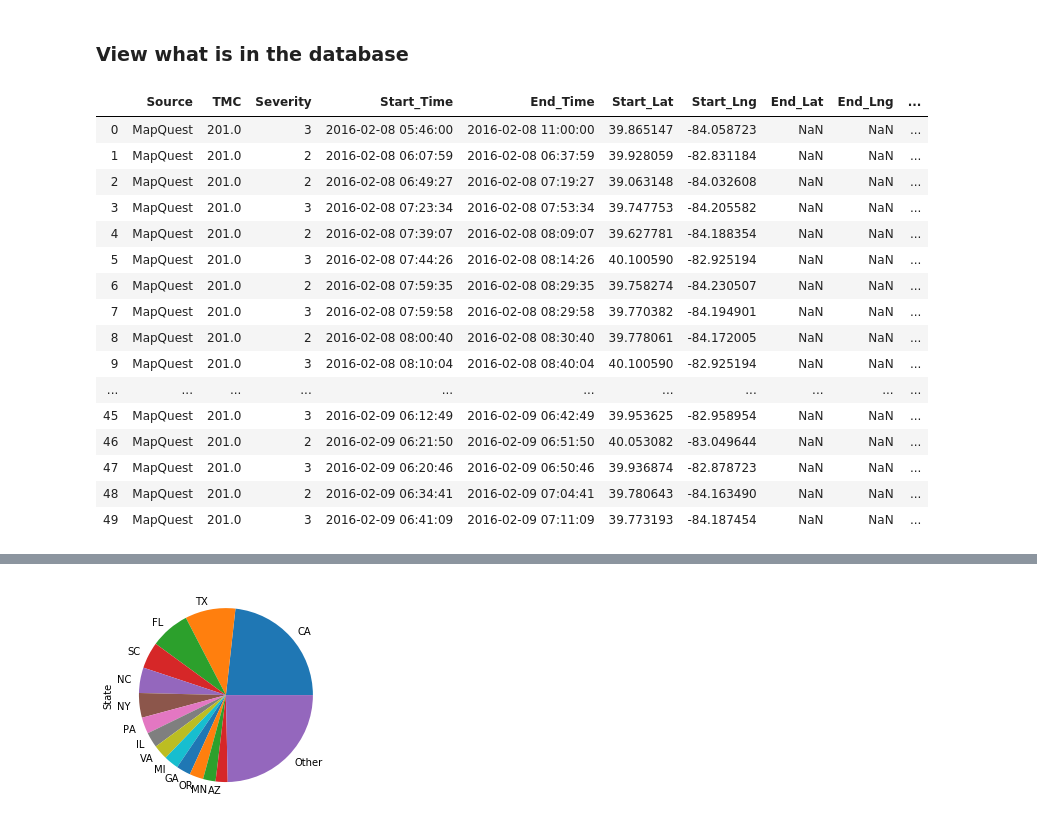
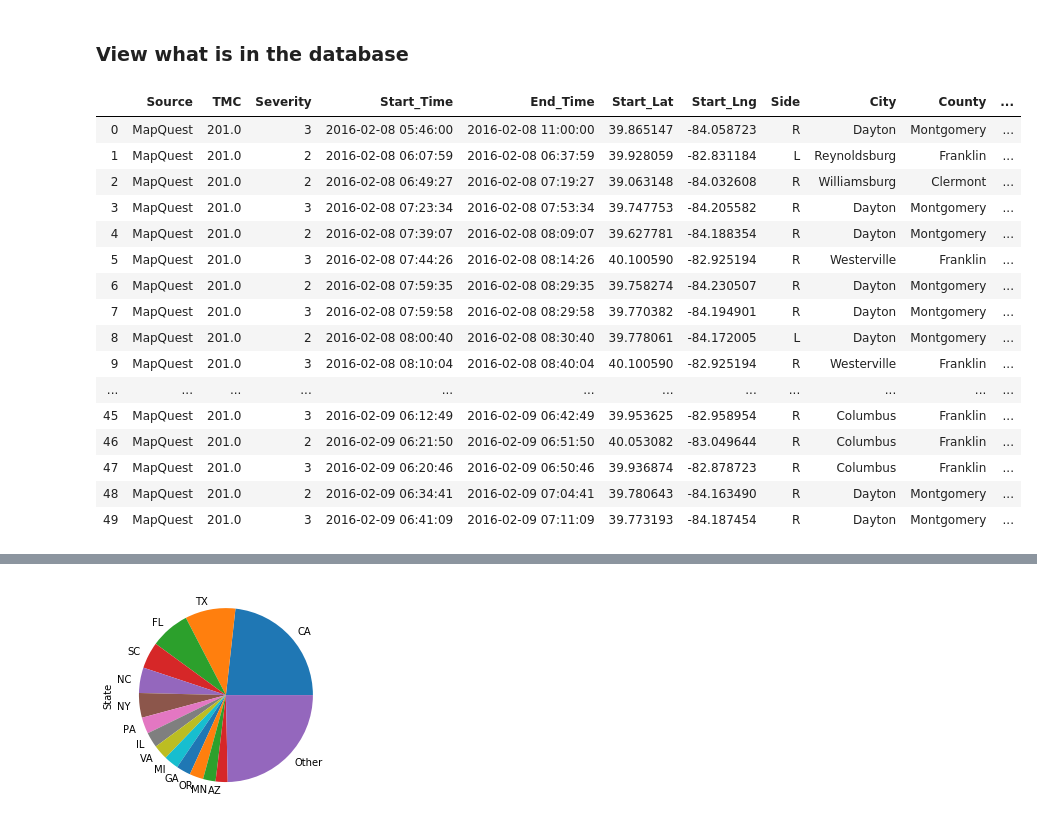
Before and after one commit to AdriaanGroot/WorkingTalent, a Jupyter notebook: AccidentAnalysis.ipynb, the cells around one changed output, grey strips where cells are left out. Cells and saved outputs as stored; diff of their text form; code cells hidden in the pictures.

Commit message:
Converted units, removed extreme data, simplified twilight, simplified wind direction

```diff
--- a/AccidentAnalysis.ipynb
+++ b/AccidentAnalysis.ipynb
@@ -31,7 +149,14 @@ accidents = pd.read_csv(".\Accidents_Popdensity.csv",index_col=0,dtype=dtype_dic
+# %%
+accidents3 = accidents2.copy()
+accidents3["Temperature(C)"] = [np.nan if x > 60 else x for x in accidents3["Temperature(C)"]]
+accidents3["Pressure(hPa)"] = [np.nan if ((x > 1080) or (x < 940)) else x for x in accidents3["Pressure(hPa)"]]
+accidents3["Temperature(C)"] = [np.nan if x > 60 else x for x in accidents3["Temperature(C)"]]
+accidents3["Wind_Speed(kph)"] = [np.nan if x > 300 else x for x in accidents3["Wind_Speed(kph)"]]
+accidents3["Precipitation(mm)"] = [np.nan if x > 200 else x for x in accidents3["Precipitation(mm)"]]
 # %% [markdown]
 ### Add a column that groups population density
 # %%
-accidents["Population_Density"] = accidents["Population_Density"].replace(-9999,np.nan)
+accidents3["Population_Density"] = accidents3["Population_Density"].replace(-9999,np.nan)
 
 defs = ["Very sparse","Sparse","Rural","Medium","Urban","Dense"]
 bounds = [0,100,500,1000,2000,5000,40000]
@@ -42,7 +167,7 @@ pop_groups = [defs[0] if (x >= bounds[0]) and (x < bounds[1])
                       else defs[3] if (x >= bounds[3]) and (x < bounds[4])
                       else defs[4] if (x >= bounds[4]) and (x < bounds[5])
                       else defs[5] if (x >= bounds[5]) and (x < bounds[6])
-                      else x for x in accidents["Population_Density"]]
+                      else x for x in accidents3["Population_Density"]]
 
-accidents["Population"] = pop_groups
+accidents3["Population"] = pop_groups
 # %%
@@ -53,7 +217,17 @@ plt.show()
+# %%
+accidents3["Wind_Direction"] = accidents3['Wind_Direction'].str.replace('CALM', 'Calm')
+accidents3["Wind_Direction"] = accidents3['Wind_Direction'].str.replace('South', 'S')
+accidents3["Wind_Direction"] = accidents3['Wind_Direction'].str.replace('North', 'N')
+accidents3["Wind_Direction"] = accidents3['Wind_Direction'].str.replace('East', 'E')
+accidents3["Wind_Direction"] = accidents3['Wind_Direction'].str.replace('West', 'W')
+accidents3["Wind_Direction"] = accidents3['Wind_Direction'].str.replace('VAR', 'Variable')
+accidents3["Wind_Direction"] = accidents3['Wind_Direction'].astype("category")
+#accidents3['Wind_Direction'].value_counts()
 # %% [markdown]
 ### Drop some columns and make a new file
 # %%
-drop_cols2 = ['End_Lat', 'End_Lng', 'Description','Number', 'Street','Zipcode','Country','Weather_Timestamp','Civil_Twilight',
-              'Nautical_Twilight', 'Astronomical_Twilight']
-accidents_powerbi = accidents.drop(drop_cols2,Accidents_PowerBI.axis=1).copy()
-#accidents_powerbi.to_csv("./Accidents_powerBI.csv", chunksize=1000)
+dtype_dict2 = {'Distance(km)':'float32','Temperature(C)':'float32','Wind_Chill(C)':'float32','Population':'category',
+              'Pressure(hPa)':'float32','Visibility(km)':'float32','Wind_Speed(kph)':'float32','Precipitation(mm)':'float32'}
+drop_cols2 = ['End_Lat', 'End_Lng', 'Description','Number', 'Street','Zipcode','Country','Weather_Timestamp','Sunrise_Sunset',
+              'Civil_Twilight','Nautical_Twilight', 'Astronomical_Twilight']
+accidents_powerbi = accidents3.astype(dtype_dict2).drop(drop_cols2,axis=1).copy()
@@ -61,26 +237,26 @@ accidents_powerbi = accidents.drop(drop_cols2,Accidents_PowerBI.axis=1).copy()
 ### View what is in the database
 # %%
 pd.set_option('display.max_columns', None)
-display(accidents.head(50))
+display(accidents_powerbi.head(50))
 functions.hide_toggle()
 # %% [output]
-|  | Source | TMC | Severity | Start_Time | End_Time | Start_Lat | Start_Lng | End_Lat | End_Lng | ... |
-| 0 | MapQuest | 201.0 | 3 | 2016-02-08 05:46:00 | 2016-02-08 11:00:00 | 39.865147 | -84.058723 | NaN | NaN | ... |
-| 1 | MapQuest | 201.0 | 2 | 2016-02-08 06:07:59 | 2016-02-08 06:37:59 | 39.928059 | -82.831184 | NaN | NaN | ... |
-| 2 | MapQuest | 201.0 | 2 | 2016-02-08 06:49:27 | 2016-02-08 07:19:27 | 39.063148 | -84.032608 | NaN | NaN | ... |
-| 3 | MapQuest | 201.0 | 3 | 2016-02-08 07:23:34 | 2016-02-08 07:53:34 | 39.747753 | -84.205582 | NaN | NaN | ... |
-| 4 | MapQuest | 201.0 | 2 | 2016-02-08 07:39:07 | 2016-02-08 08:09:07 | 39.627781 | -84.188354 | NaN | NaN | ... |
-| 5 | MapQuest | 201.0 | 3 | 2016-02-08 07:44:26 | 2016-02-08 08:14:26 | 40.100590 | -82.925194 | NaN | NaN | ... |
-| 6 | MapQuest | 201.0 | 2 | 2016-02-08 07:59:35 | 2016-02-08 08:29:35 | 39.758274 | -84.230507 | NaN | NaN | ... |
-| 7 | MapQuest | 201.0 | 3 | 2016-02-08 07:59:58 | 2016-02-08 08:29:58 | 39.770382 | -84.194901 | NaN | NaN | ... |
-| 8 | MapQuest | 201.0 | 2 | 2016-02-08 08:00:40 | 2016-02-08 08:30:40 | 39.778061 | -84.172005 | NaN | NaN | ... |
-| 9 | MapQuest | 201.0 | 3 | 2016-02-08 08:10:04 | 2016-02-08 08:40:04 | 40.100590 | -82.925194 | NaN | NaN | ... |
-| ... | ... | ... | ... | ... | ... | ... | ... | ... | ... | ... |
-| 45 | MapQuest | 201.0 | 3 | 2016-02-09 06:12:49 | 2016-02-09 06:42:49 | 39.953625 | -82.958954 | NaN | NaN | ... |
-| 46 | MapQuest | 201.0 | 2 | 2016-02-09 06:21:50 | 2016-02-09 06:51:50 | 40.053082 | -83.049644 | NaN | NaN | ... |
-| 47 | MapQuest | 201.0 | 3 | 2016-02-09 06:20:46 | 2016-02-09 06:50:46 | 39.936874 | -82.878723 | NaN | NaN | ... |
-| 48 | MapQuest | 201.0 | 2 | 2016-02-09 06:34:41 | 2016-02-09 07:04:41 | 39.780643 | -84.163490 | NaN | NaN | ... |
-| 49 | MapQuest | 201.0 | 3 | 2016-02-09 06:41:09 | 2016-02-09 07:11:09 | 39.773193 | -84.187454 | NaN | NaN | ... |
+|  | Source | TMC | Severity | Start_Time | End_Time | Start_Lat | Start_Lng | Side | City | County | ... |
+| 0 | MapQuest | 201.0 | 3 | 2016-02-08 05:46:00 | 2016-02-08 11:00:00 | 39.865147 | -84.058723 | R | Dayton | Montgomery | ... |
+| 1 | MapQuest | 201.0 | 2 | 2016-02-08 06:07:59 | 2016-02-08 06:37:59 | 39.928059 | -82.831184 | L | Reynoldsburg | Franklin | ... |
+| 2 | MapQuest | 201.0 | 2 | 2016-02-08 06:49:27 | 2016-02-08 07:19:27 | 39.063148 | -84.032608 | R | Williamsburg | Clermont | ... |
+| 3 | MapQuest | 201.0 | 3 | 2016-02-08 07:23:34 | 2016-02-08 07:53:34 | 39.747753 | -84.205582 | R | Dayton | Montgomery | ... |
+| 4 | MapQuest | 201.0 | 2 | 2016-02-08 07:39:07 | 2016-02-08 08:09:07 | 39.627781 | -84.188354 | R | Dayton | Montgomery | ... |
+| 5 | MapQuest | 201.0 | 3 | 2016-02-08 07:44:26 | 2016-02-08 08:14:26 | 40.100590 | -82.925194 | R | Westerville | Franklin | ... |
+| 6 | MapQuest | 201.0 | 2 | 2016-02-08 07:59:35 | 2016-02-08 08:29:35 | 39.758274 | -84.230507 | R | Dayton | Montgomery | ... |
+| 7 | MapQuest | 201.0 | 3 | 2016-02-08 07:59:58 | 2016-02-08 08:29:58 | 39.770382 | -84.194901 | R | Dayton | Montgomery | ... |
+| 8 | MapQuest | 201.0 | 2 | 2016-02-08 08:00:40 | 2016-02-08 08:30:40 | 39.778061 | -84.172005 | L | Dayton | Montgomery | ... |
+| 9 | MapQuest | 201.0 | 3 | 2016-02-08 08:10:04 | 2016-02-08 08:40:04 | 40.100590 | -82.925194 | R | Westerville | Franklin | ... |
+| ... | ... | ... | ... | ... | ... | ... | ... | ... | ... | ... | ... |
+| 45 | MapQuest | 201.0 | 3 | 2016-02-09 06:12:49 | 2016-02-09 06:42:49 | 39.953625 | -82.958954 | R | Columbus | Franklin | ... |
+| 46 | MapQuest | 201.0 | 2 | 2016-02-09 06:21:50 | 2016-02-09 06:51:50 | 40.053082 | -83.049644 | R | Columbus | Franklin | ... |
+| 47 | MapQuest | 201.0 | 3 | 2016-02-09 06:20:46 | 2016-02-09 06:50:46 | 39.936874 | -82.878723 | R | Columbus | Franklin | ... |
+| 48 | MapQuest | 201.0 | 2 | 2016-02-09 06:34:41 | 2016-02-09 07:04:41 | 39.780643 | -84.163490 | R | Dayton | Montgomery | ... |
+| 49 | MapQuest | 201.0 | 3 | 2016-02-09 06:41:09 | 2016-02-09 07:11:09 | 39.773193 | -84.187454 | R | Dayton | Montgomery | ... |
 [interactive output not drawn]
 # %%
 # Pieplot of the US states
```
Also changed, not shown: parts of 19 cells of this notebook.
